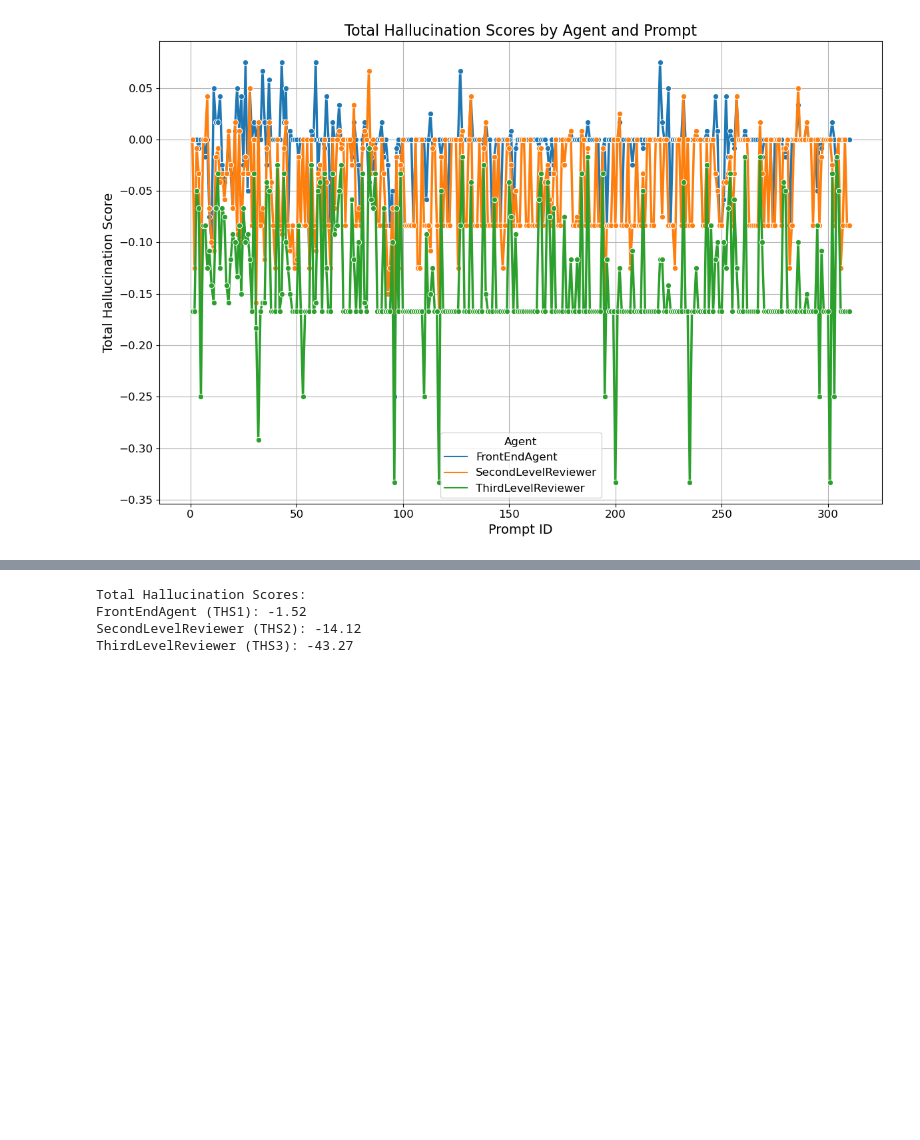
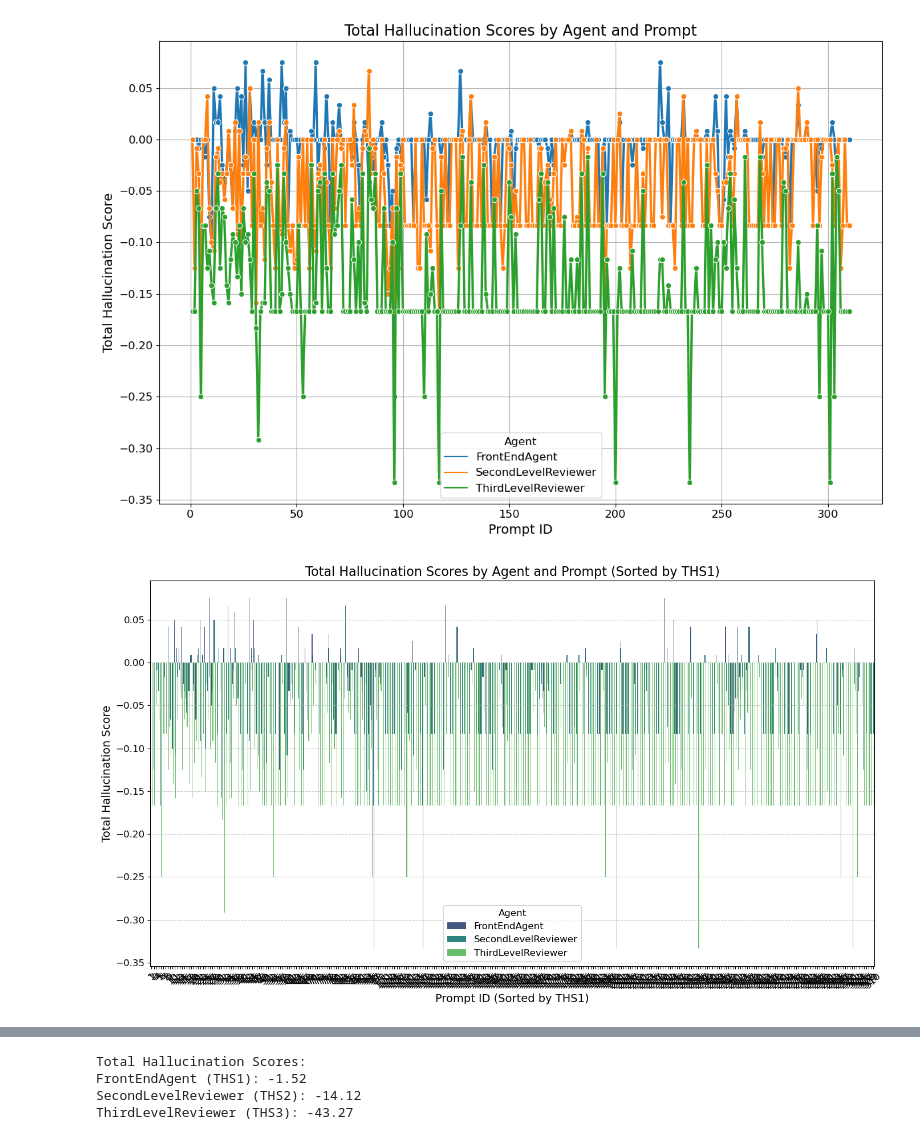
Before and after one commit to diegogosmar/hall_evaluator, a Jupyter notebook: agentic_hallucination_300_YES_OVON.ipynb, the cells around one changed output, grey strips where cells are left out. Drawn from its saved outputs; the diff is of its cells as text; code cells hidden in the pictures; blank space fills up the shorter version.

```diff
--- a/agentic_hallucination_300_YES_OVON.ipynb
+++ b/agentic_hallucination_300_YES_OVON.ipynb
@@ -586,3 +586,57 @@ plt.tight_layout()
 plt.show()
 # %% [output]
 [figure]
+# %%
+import pandas as pd
+import matplotlib.pyplot as plt
+import seaborn as sns
+
+# Load the updated CSV file with the THS1, THS2, and THS3 columns
+df_results = pd.read_csv("pipeline_results_with_ths.csv")
+
+# Sort by THS1 (or another metric) for better visualization
+df_results = df_results.sort_values(by="THS1", ascending=True)
+
+# Melt the DataFrame to make it suitable for grouped bar plotting
+df_melted = pd.melt(
+    df_results,
+    id_vars=["prompt_id"],
+    value_vars=["THS1", "THS2", "THS3"],
+    var_name="Agent",
+    value_name="Total Hallucination Score"
+)
+
+# Replace column names with agent names for better readability
+agent_mapping = {
+    "THS1": "FrontEndAgent",
+    "THS2": "SecondLevelReviewer",
+    "THS3": "ThirdLevelReviewer"
+}
+df_melted["Agent"] = df_melted["Agent"].map(agent_mapping)
+
+# Set figure size
+plt.figure(figsize=(14, 8))
+
+# Create a grouped bar plot
+sns.barplot(
+    data=df_melted,
+    x="prompt_id",
+    y="Total Hallucination Score",
+    hue="Agent",
+    palette="viridis"
+)
+
+# Customize the plot
+plt.title("Total Hallucination Scores by Agent and Prompt (Sorted by THS1)", fontsize=16)
+plt.xlabel("Prompt ID (Sorted by THS1)", fontsize=14)
+plt.ylabel("Total Hallucination Score", fontsize=14)
+plt.xticks(rotation=45, fontsize=12)  # Rotate x-axis labels for better readability
+plt.yticks(fontsize=12)
+plt.legend(title="Agent", title_fontsize=12, fontsize=12)
+plt.grid(axis="y", linestyle="--", alpha=0.7)
+
+# Show the plot
+plt.tight_layout()
+plt.show()
+# %% [output]
+[figure, added]
```
Also changed, not shown: parts of 6 cells of this notebook.
